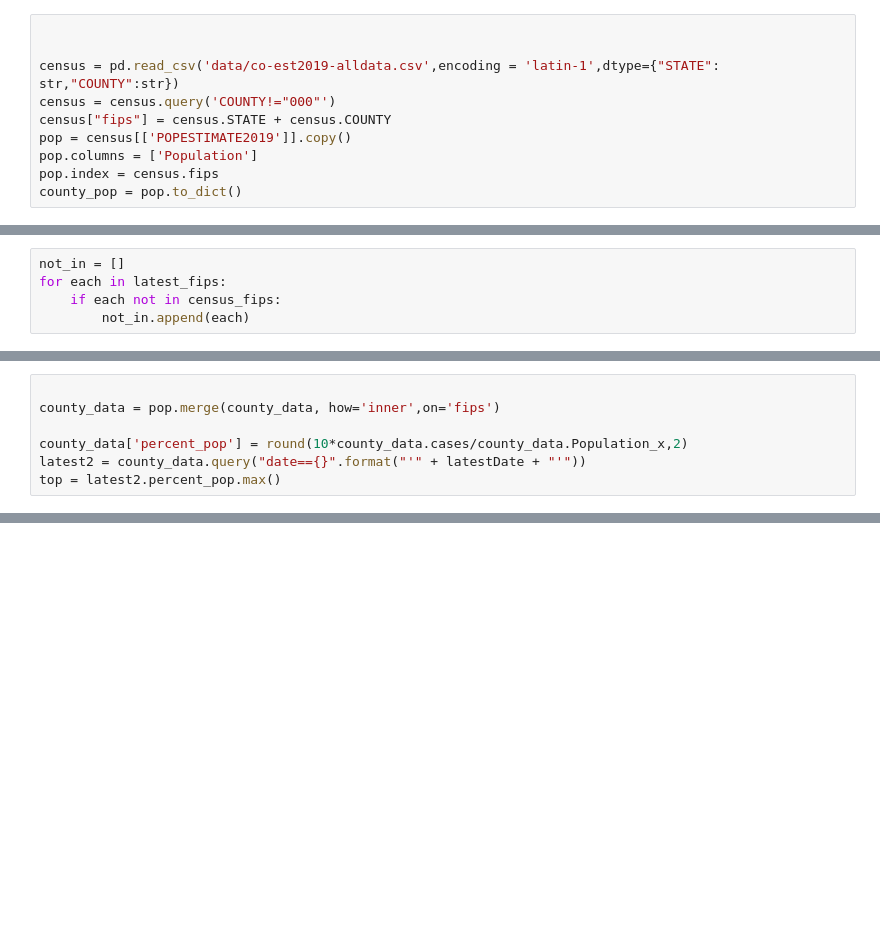
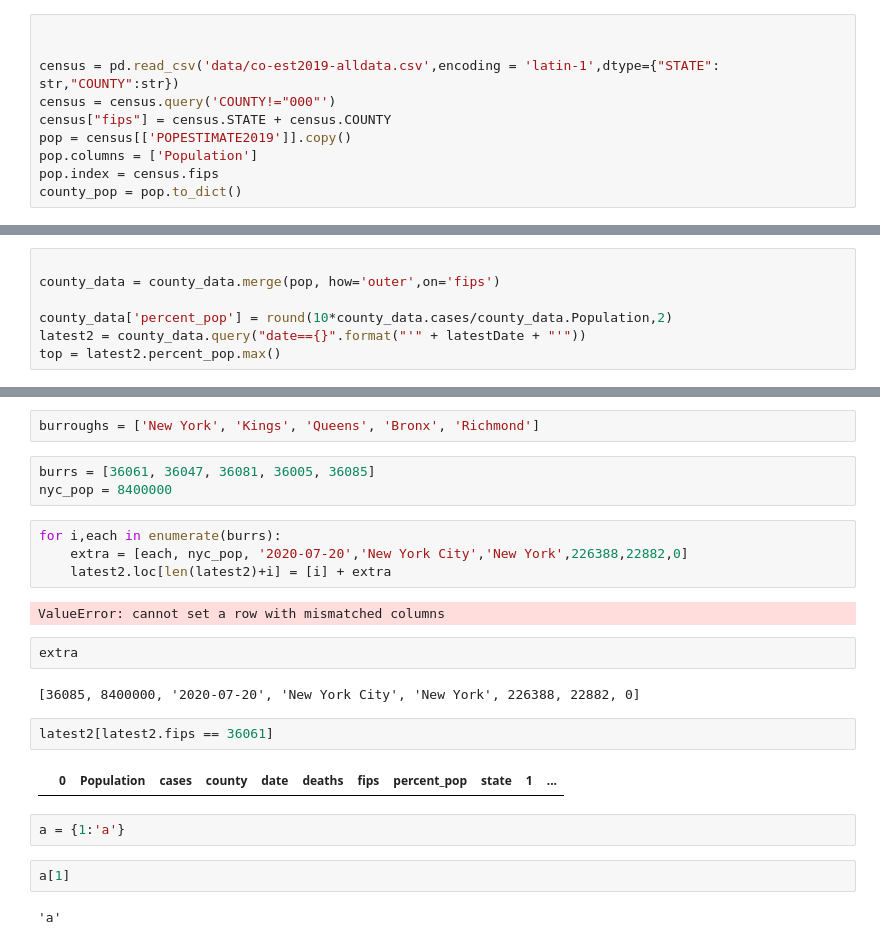
Before and after one commit to mdhwang/United-States-of-Covid, a Jupyter notebook: QA Test.ipynb, the cells around one changed output, grey strips where cells are left out. Drawn from its saved outputs; the diff is of its cells as text; blank space fills up the shorter version.

```diff
--- a/QA Test.ipynb
+++ b/QA Test.ipynb
@@ -145,5 +161,0 @@ latest_fips = latest.fips.to_list()
-# %%
-not_in = []
-for each in latest_fips:
-    if each not in census_fips:
-        not_in.append(each)
@@ -170,7 +162,7 @@ not_in
 # %%
 
-county_data = pop.merge(county_data, how='inner',on='fips')
+county_data = county_data.merge(pop, how='outer',on='fips')
 
-county_data['percent_pop'] = round(10*county_data.cases/county_data.Population_x,2)
+county_data['percent_pop'] = round(10*county_data.cases/county_data.Population,2)
 latest2 = county_data.query("date=={}".format("'" + latestDate + "'"))
 top = latest2.percent_pop.max()
@@ -201,0 +191,25 @@ latest2
+# %%
+burroughs = ['New York', 'Kings', 'Queens', 'Bronx', 'Richmond']
+# %%
+burrs = [36061, 36047, 36081, 36005, 36085]
+nyc_pop = 8400000
+# %%
+for i,each in enumerate(burrs):
+    extra = [each, nyc_pop, '2020-07-20','New York City','New York',226388,22882,0]
+    latest2.loc[len(latest2)+i] = [i] + extra
+# %% [output]
+ValueError: cannot set a row with mismatched columns
+# %%
+extra
+# %% [output]
+[36085, 8400000, '2020-07-20', 'New York City', 'New York', 226388, 22882, 0]
+# %%
+latest2[latest2.fips == 36061]
+# %% [output]
+|  | 0 | Population | cases | county | date | deaths | fips | percent_pop | state | 1 | ... |
+# %%
+a = {1:'a'}
+# %%
+a[1]
+# %% [output]
+'a'
```
Also changed, not shown: parts of 18 cells of this notebook, 1 other file.
